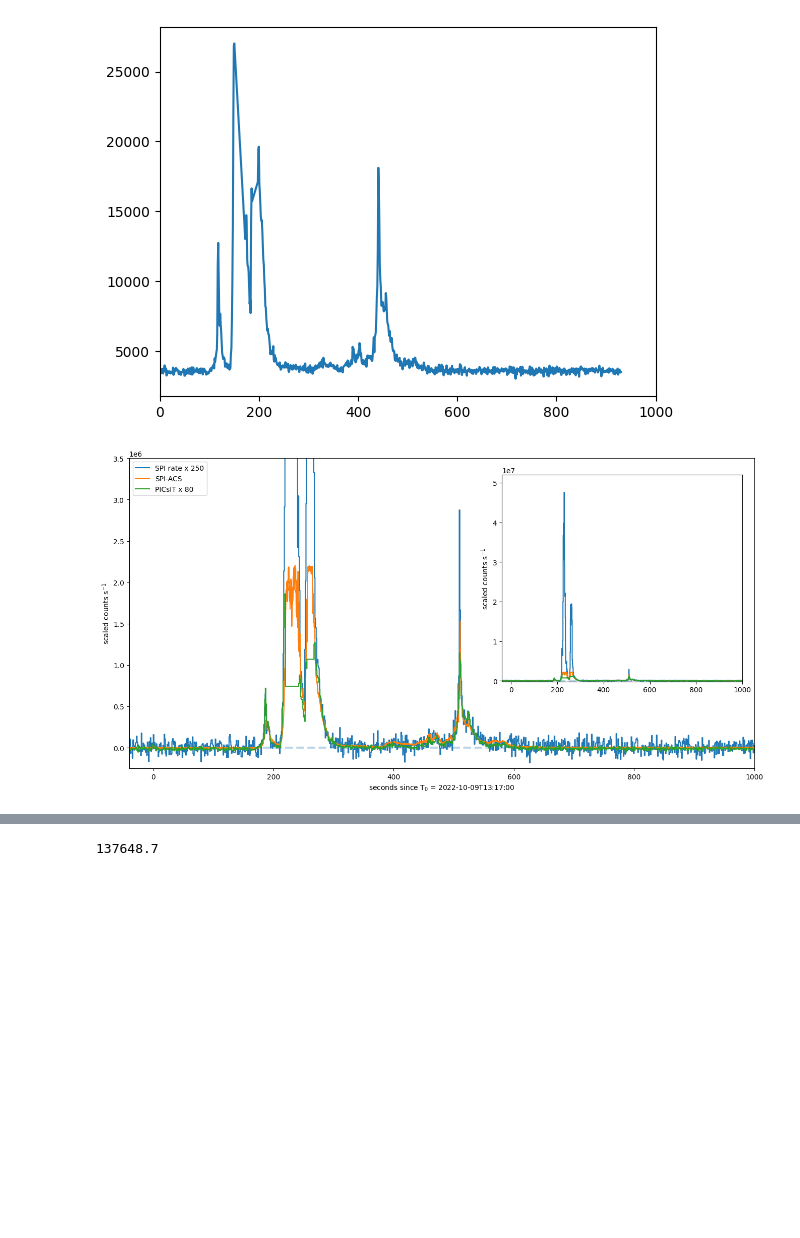
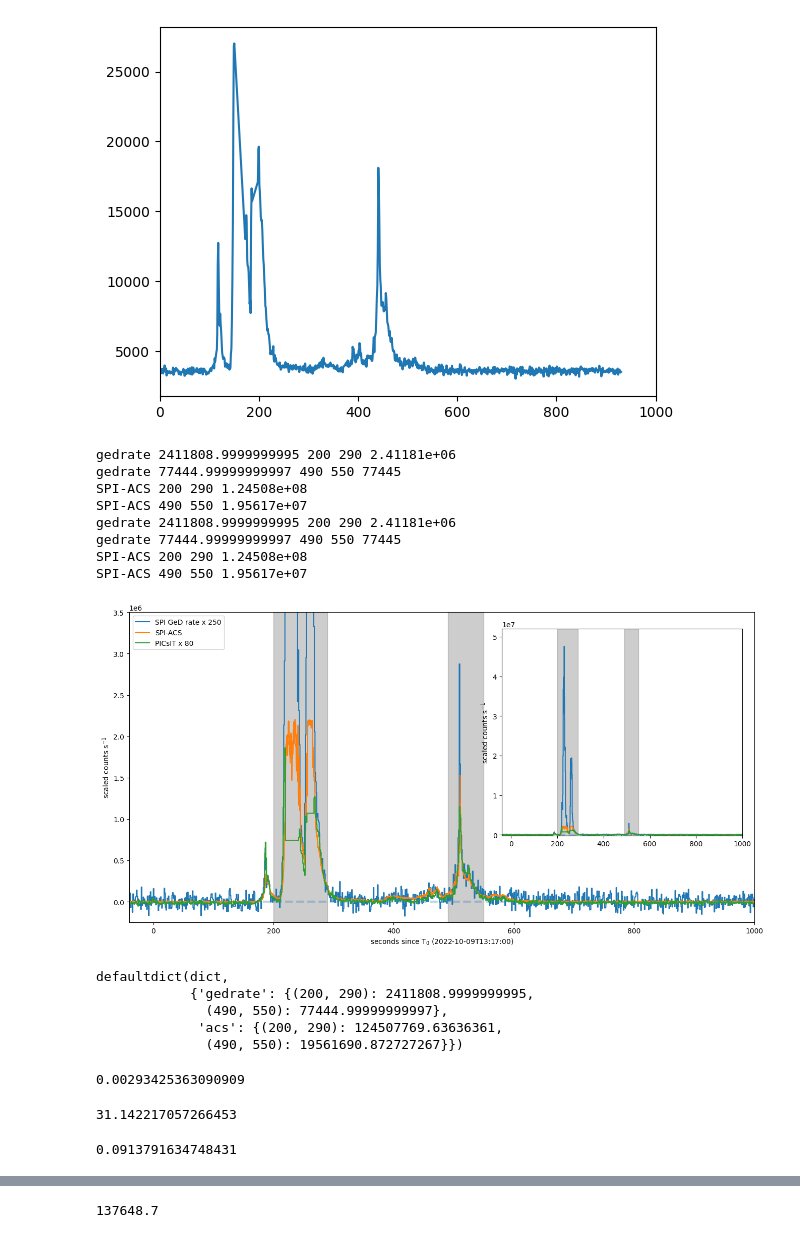
Before and after one commit to volodymyrss/grb221009, a Jupyter notebook: prompt.ipynb, the cells around one changed output, grey strips where cells are left out. Drawn from its saved outputs; the diff is of its cells as text; code cells hidden in the pictures; blank space fills up the shorter version.

```diff
--- a/prompt.ipynb
+++ b/prompt.ipynb
@@ -48,7 +48,10 @@ import numpy as np
 # !pip install requests-cache
 import requests_cache
 
-cached_session = requests_cache.CachedSession('odacache', backend='filesystem', expire_after=None)
+import pathlib
+import os
+
+cached_session = requests_cache.CachedSession(pathlib.Path(os.getenv('HOME')) / '.cache/odacache', backend='filesystem', expire_after=None)
 # %%
 T0_isot = "2022-10-09T13:17:00"
 T0_ijd = Time(T0_isot, scale='utc').tt.mjd - 51544
@@ -415,6 +430,15 @@ plt.xlim([0, 1000])
 (0.0, 1000.0)
 [figure]
 # %%
+
+from collections import defaultdict
+
+
+time_ranges_of_interest=[(200, 290), (490, 550)]
+# time_ranges_of_interest=[(220, 280), (490, 550)]
+summary_by_time_range = defaultdict(dict)
+
+
 plt.figure(figsize=(16, 8))
 
 from collections import defaultdict
@@ -426,6 +450,7 @@ compton_event_file = {}
 isgri_event_file = {}
 
 events_by_ext = {}
+
 
 def plot_all(ax):
 
@@ -486,12 +511,22 @@ def plot_all(ax):
 
     F = 250
     b = np.nanmean(hklc['SPI_GEDRATE'].c[(hklc['SPI_GEDRATE'].t - T0_ijd)*24*3600 < 200])
+    t_rel_s = ijd2plot(hklc['SPI_GEDRATE'].t)
     c = ax.step(
-        ijd2plot(hklc['SPI_GEDRATE'].t),
+        t_rel_s,
         (hklc['SPI_GEDRATE'].c - b)*F,
         # picsit_lc_1s.flux / 0.8e-9,
-        label=rf"SPI rate x {F}"
+        label=rf"SPI GeD rate x {F}"
     )[0].get_color()
+
+
+    for r_t1, r_t2 in time_ranges_of_interest:
+        ax.axvspan(r_t1, r_t2, color='k', alpha=0.1)
+        total_counts = np.nansum(hklc['SPI_GEDRATE'].c[(t_rel_s > r_t1) & (t_rel_s < r_t2)] - b)
+        print(f"gedrate {total_counts} {r_t1} {r_t2} {total_counts:g}")
+        summary_by_time_range['gedrate'][(r_t1, r_t2)] = total_counts
+
+        # plt.axvspan(ijd2plot(r_t1), ijd2plot(r_t2), color=c, alpha=0.2)
 
 
     for ext, data in events_by_ext.items():
@@ -539,6 +574,12 @@ def plot_all(ax):
 
     b = np.mean(acslc.c[(acslc.t- T0_ijd)*24*3600 < 200])
     ax.step(ijd2plot(acslc.t), (acslc.c - b)*20, label="SPI-ACS")
+
+    for r_t1, r_t2 in time_ranges_of_interest:
+        ax.axvspan(r_t1, r_t2, color='k', alpha=0.1)
+        total_counts = np.nansum(acslc.c[(acslc.t - T0_ijd)*24*3600 > r_t1] - b)
+        print(f"SPI-ACS {r_t1} {r_t2} {total_counts:g}")
+        summary_by_time_range['acs'][(r_t1, r_t2)] = total_counts
 
     # isgri_raw_total_rate = np.sum([mce[i].c for i in range(8)], axis=0 )
     # b = np.mean(isgri_raw_total_rate[(mce[0].t- T0_ijd)*24*3600 < 200])
@@ -624,33 +665,65 @@ ax.set_ylim([-2e5, 5.2e7])
 # b = np.nanmean(hklc['SPI_GEDRATE0'].c[(hklc['SPI_GEDRATE0'].t - T0_ijd)*24*3600 < 200])
 # ax.step(
 #     ijd2plot(hklc['SPI_GEDRATE0'].t),
 #     (hklc['SPI_GEDRATE0'].c - b)*F,
 #     # picsit_lc_1s.flux / 0.8e-9,
 #     label=rf"SPI rate x {F}",
 #     c=c
 # )
 
 ax.set_xlim(bax.get_xlim())
 ax.set_xlabel(None)
 
 plt.savefig("figs/prompt.pdf")
 
 
 # ax = plt.gca().inset_axes([-80, 6e5, 220, 1.7e6], transform=plt.gca().transData)
 # plot_spirates(ax)
 # ax.set_xlim(bax.get_xlim())
 # ax.set_xlim([200, 300])
 
 # plt.xlim([300, 310])
 # plt.ylim([-0.5e3, 3e3])
 
 
 # TODO: also show early one
 # TODO: search for smaller excesses allover
 # TODO: check if saturation is by ISGRI module, else why smooth transitions in compton rate
 # TODO: search for long-term in compton, good sensitivity
 # TODO: check detector plane near compton saturations, module?
 # %% [output]
+gedrate 2411808.9999999995 200 290 2.41181e+06
+gedrate 77444.99999999997 490 550 77445
+SPI-ACS 200 290 1.24508e+08
+SPI-ACS 490 550 1.95617e+07
+gedrate 2411808.9999999995 200 290 2.41181e+06
+gedrate 77444.99999999997 490 550 77445
+SPI-ACS 200 290 1.24508e+08
+SPI-ACS 490 550 1.95617e+07
-[figure, old version]
+[figure, new version]
+# %%
+# summary[(220, 240)]['gedrate']['N'] / summary[(250, 270)]['SPI_GEDRATE']['N']
+summary_by_time_range
+# %% [output]
+defaultdict(dict,
+            {'gedrate': {(200, 290): 2411808.9999999995,
+              (490, 550): 77444.99999999997},
+             'acs': {(200, 290): 124507769.63636361,
+              (490, 550): 19561690.872727267}})
+# %%
+acs_fluence_second = summary_by_time_range['acs'][(490, 550)] * 1.5e-10
+acs_fluence_second
+# %% [output]
+0.00293425363090909
+# %%
+ged_episode_ratio = summary_by_time_range['gedrate'][(200, 290)] / summary_by_time_range['gedrate'][(490, 550)]
+ged_episode_ratio
+# %% [output]
+31.142217057266453
+# %%
+fluence_estimate = acs_fluence_second * ged_episode_ratio
+fluence_estimate
+# %% [output]
+0.0913791634748431
 # %%
 
```
Also changed, not shown: parts of 8 cells of this notebook, 5 other files.
